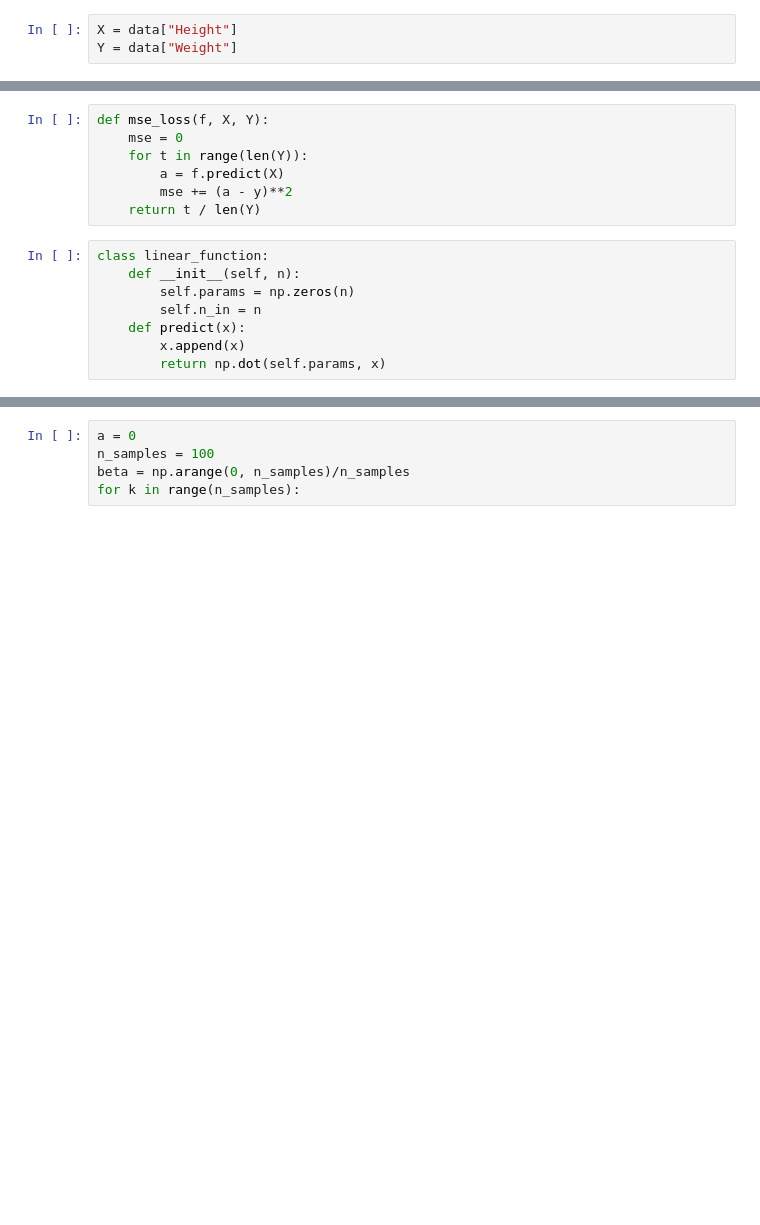
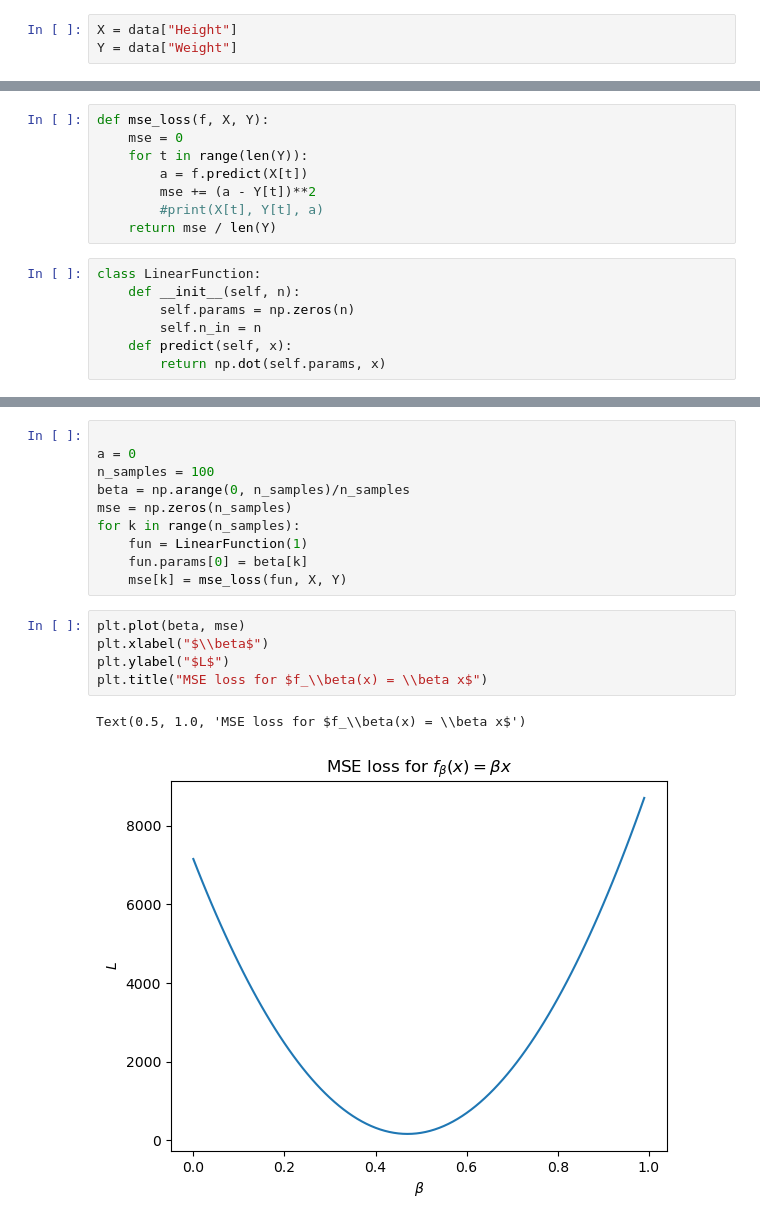
Before and after one commit to olethrosdc/machine-learning-neuch, a Jupyter notebook: BSc/src/Regression/ClassRegression.ipynb, the cells around one changed output, grey strips where cells are left out. Cells and saved outputs as stored; diff of their text form; blank space fills up the shorter version.

```diff
--- a/BSc/src/Regression/ClassRegression.ipynb
+++ b/BSc/src/Regression/ClassRegression.ipynb
@@ -24,14 +25,14 @@ plt.plot(X, Y, 'x')
 def mse_loss(f, X, Y):
     mse = 0
     for t in range(len(Y)):
-        a = f.predict(X)
-        mse += (a - y)**2
-    return t / len(Y)
+        a = f.predict(X[t])
+        mse += (a - Y[t])**2
+        #print(X[t], Y[t], a)
+    return mse / len(Y)
 # %%
-class linear_function:
+class LinearFunction:
     def __init__(self, n):
         self.params = np.zeros(n)
         self.n_in = n
-    def predict(x):
-        x.append(x)
+    def predict(self, x):
         return np.dot(self.params, x)
@@ -38,5 +51,18 @@ class linear_function:
 # %%
+
 a = 0
 n_samples = 100
 beta = np.arange(0, n_samples)/n_samples
+mse = np.zeros(n_samples)
 for k in range(n_samples):
+    fun = LinearFunction(1)
+    fun.params[0] = beta[k]
+    mse[k] = mse_loss(fun, X, Y)
+# %%
+plt.plot(beta, mse)
+plt.xlabel("$\\beta$")
+plt.ylabel("$L$")
+plt.title("MSE loss for $f_\\beta(x) = \\beta x$")
+# %% [output]
+Text(0.5, 1.0, 'MSE loss for $f_\\beta(x) = \\beta x$')
+[figure, added]
```
Also changed, not shown: parts of 5 cells of this notebook.
